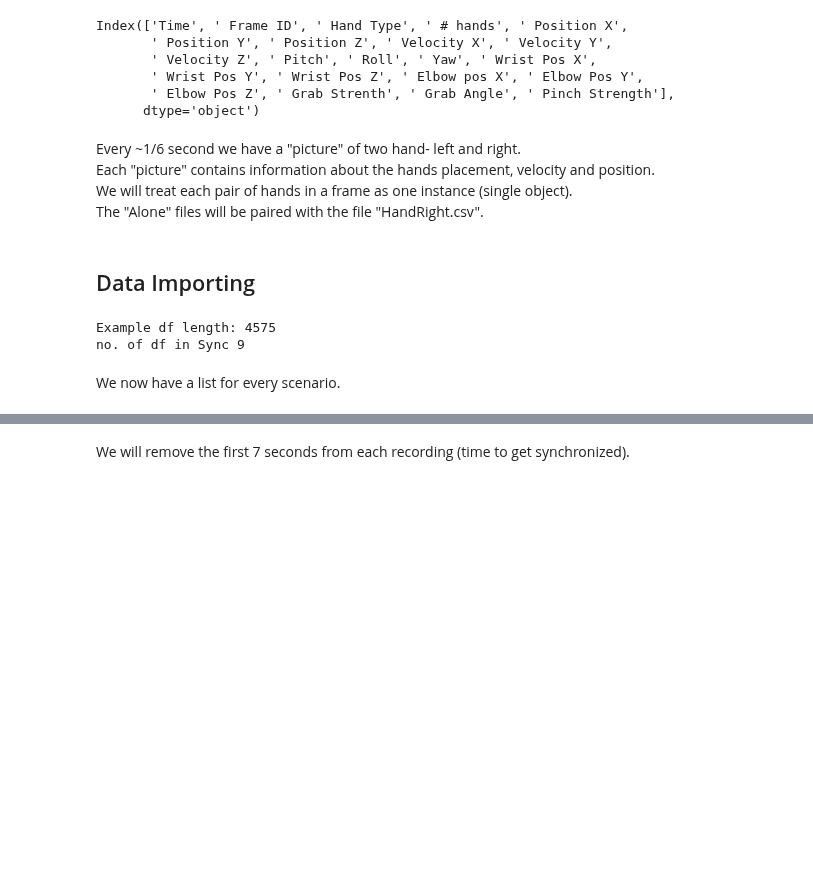
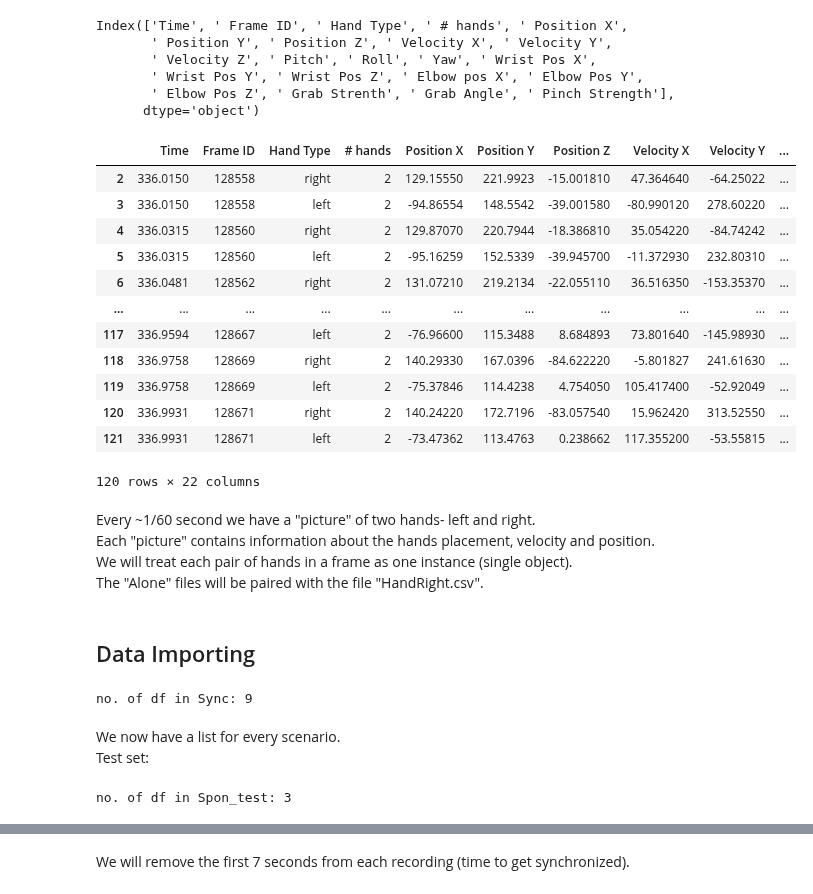
Before and after one commit to oridarshan/data-visualization-project, a Jupyter notebook: Hands Classification.ipynb, the cells around one changed output, grey strips where cells are left out. Saved outputs shown, nothing was run; the diff lists cells and outputs as text; code cells hidden in the pictures; blank space fills up the shorter version.

Commit message:
hands reorganizing data

```diff
--- a/Hands Classification.ipynb
+++ b/Hands Classification.ipynb
@@ -35,15 +36,32 @@ Index(['Time', ' Frame ID', ' Hand Type', ' # hands', ' Position X',
        ' Wrist Pos Y', ' Wrist Pos Z', ' Elbow pos X', ' Elbow Pos Y',
        ' Elbow Pos Z', ' Grab Strenth', ' Grab Angle', ' Pinch Strength'],
       dtype='object')
+# %%
+# frames per second
+Evyatar_spon[(Evyatar_spon['Time']>336) & (Evyatar_spon['Time']<337)]
+# %% [output]
+|  | Time | Frame ID | Hand Type | # hands | Position X | Position Y | Position Z | Velocity X | Velocity Y | ... |
+| 2 | 336.0150 | 128558 | right | 2 | 129.15550 | 221.9923 | -15.001810 | 47.364640 | -64.25022 | ... |
+| 3 | 336.0150 | 128558 | left | 2 | -94.86554 | 148.5542 | -39.001580 | -80.990120 | 278.60220 | ... |
+| 4 | 336.0315 | 128560 | right | 2 | 129.87070 | 220.7944 | -18.386810 | 35.054220 | -84.74242 | ... |
+| 5 | 336.0315 | 128560 | left | 2 | -95.16259 | 152.5339 | -39.945700 | -11.372930 | 232.80310 | ... |
+| 6 | 336.0481 | 128562 | right | 2 | 131.07210 | 219.2134 | -22.055110 | 36.516350 | -153.35370 | ... |
+| ... | ... | ... | ... | ... | ... | ... | ... | ... | ... | ... |
+| 117 | 336.9594 | 128667 | left | 2 | -76.96600 | 115.3488 | 8.684893 | 73.801640 | -145.98930 | ... |
+| 118 | 336.9758 | 128669 | right | 2 | 140.29330 | 167.0396 | -84.622220 | -5.801827 | 241.61630 | ... |
+| 119 | 336.9758 | 128669 | left | 2 | -75.37846 | 114.4238 | 4.754050 | 105.417400 | -52.92049 | ... |
+| 120 | 336.9931 | 128671 | right | 2 | 140.24220 | 172.7196 | -83.057540 | 15.962420 | 313.52550 | ... |
+| 121 | 336.9931 | 128671 | left | 2 | -73.47362 | 113.4763 | 0.238662 | 117.355200 | -53.55815 | ... |
+120 rows × 22 columns
 # %% [markdown]
-Every ~1/6 second we have a "picture" of two hand- left and right.
+Every ~1/60 second we have a "picture" of two hands- left and right.
 Each "picture" contains information about the hands placement, velocity and position.
 We will treat each pair of hands in a frame as one instance (single object).
 The "Alone" files will be paired with the file "HandRight.csv".
 # %% [markdown]
 ## Data Importing
 # %%
-#data import
+# data import
 from os import listdir
 folder=('Datasets/Hands/Training/')
 Spon, Sync, Alone=list(), list(), list()
@@ -58,10 +76,27 @@ for participant in listdir(folder):
     Spon.append(spon)
     Sync.append(sync)
     Alone.append(alone)
-print('Example df length: '+str(len(Alone[1])))#frames in Alone second dataframe
-print ('no. of df in Sync '+str(len(Sync)))
+print ('no. of df in Sync: '+str(len(Sync)))
 # %% [output]
-Example df length: 4575
-no. of df in Sync 9
+no. of df in Sync: 9
 # %% [markdown]
 We now have a list for every scenario.
+Test set:
+# %%
+# import test data
+folder=('Datasets/Hands/Validation/')
+Spon_test, Sync_test, Alone_test=list(), list(), list()
+for participant in listdir(folder):
+    for file in listdir(folder+participant+'/'):
+        if file.endswith('Spontan.csv'):
+            spon=pd.read_csv(folder+participant+'/'+file)
+        elif file.endswith('Sync.csv'):
+            sync=pd.read_csv(folder+participant+'/'+file)
+        elif file.endswith('Alone.csv'):
+            alone=pd.read_csv(folder+participant+'/'+file)
+    Spon_test.append(spon)
+    Sync_test.append(sync)
+    Alone_test.append(alone)
+print ('no. of df in Spon_test: '+str(len(Spon_test)))
+# %% [output]
+no. of df in Spon_test: 3
```
Also changed, not shown: parts of 36 cells of this notebook.
